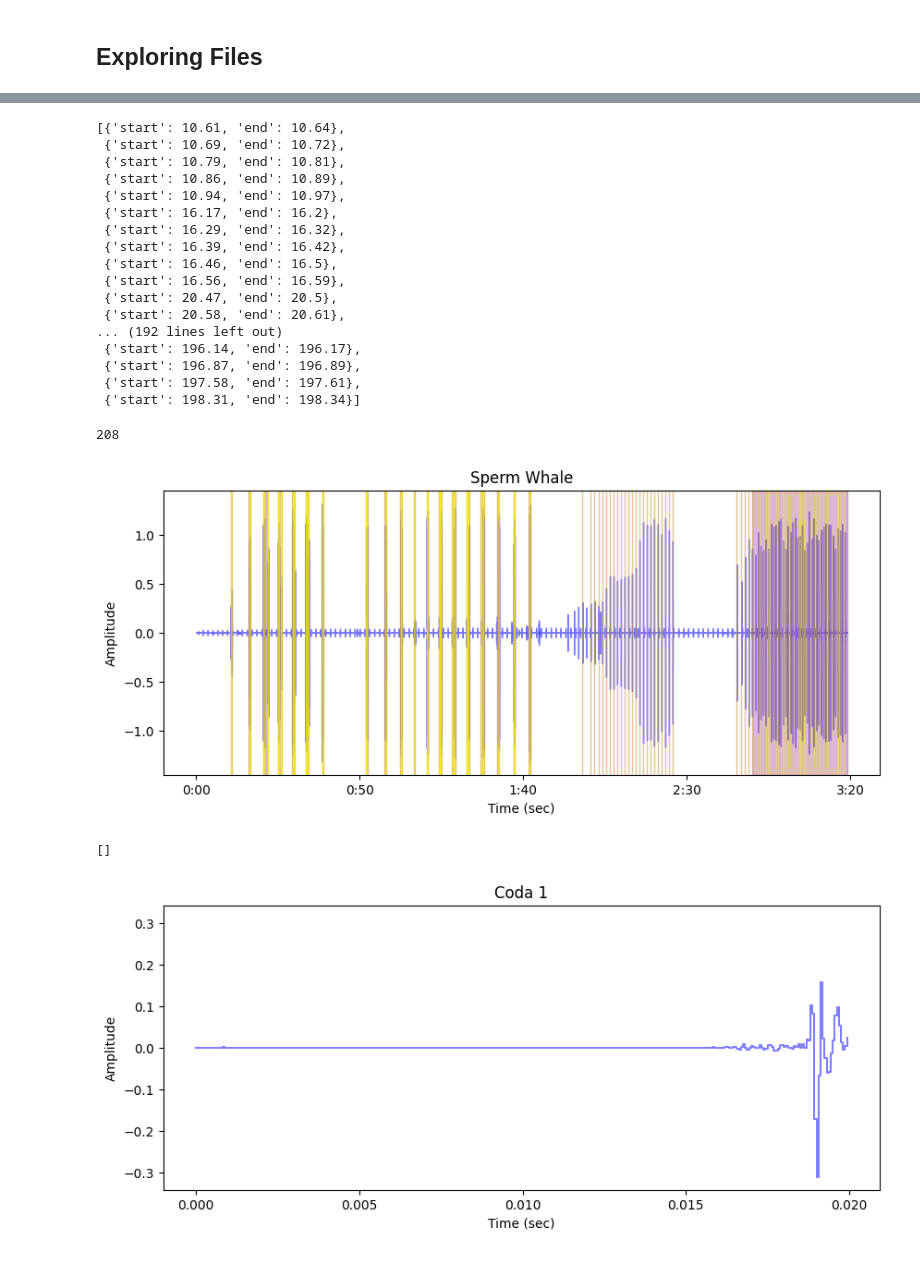
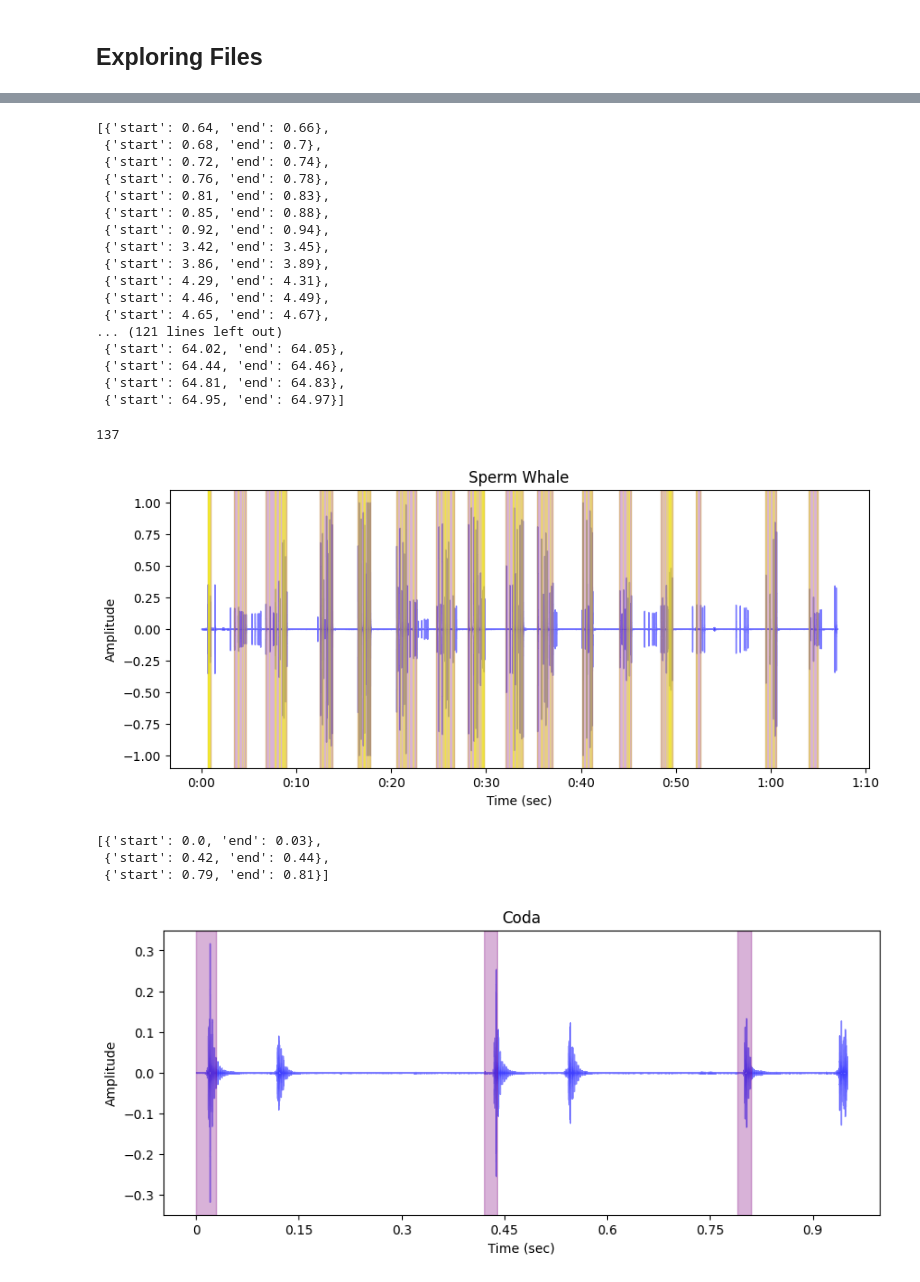
Before and after one commit to KaySRubio/audio-signal-processing, a Jupyter notebook: Analyzing Sperm Whale Codas with VAD.ipynb, the cells around one changed output, grey strips where cells are left out. Saved outputs shown, nothing was run; the diff lists cells and outputs as text; code cells hidden in the pictures.

```diff
--- a/Analyzing Sperm Whale Codas with VAD.ipynb
+++ b/Analyzing Sperm Whale Codas with VAD.ipynb
@@ -190,10 +191,10 @@ MIN_SILENCE_BETWEEN_CLICKS = 10 # in milliseconds
 # and 1 = frame with voice activity above the energy threshold
 vad = EnergyVAD(frame_length=FRAME_LENGTH, frame_shift=FRAME_SHIFT, sample_rate=sr, energy_threshold=0.5)
 # %%
-#filename = '1_1_3_exchange_2_whales.wav'
-filename = '5r_exchange_2_whales_diving.wav'
+# filename = '1_1_3_exchange_2_whales.wav'
+# filename = '5r_exchange_2_whales_diving.wav'
 # filename = 'longer_social_sequence.wav'
-# filename = 'social_exchange_unit_r.wav'
+filename = 'social_exchange_unit_r.wav'
 
 # less helpful due to a lot of coda overlap
 # filename = 'communication_short.wav'
@@ -270,31 +273,31 @@ plotWaveform(file, 'Sperm Whale', inter_coda_silences)
 clicks = get_voice_activity_timestamps(vad_output=vad_output, frame_shift=FRAME_SHIFT, min_silence_duration=MIN_SILENCE_BETWEEN_CLICKS)
 clicks
 # %% [output]
-[{'start': 10.61, 'end': 10.64},
- {'start': 10.69, 'end': 10.72},
- {'start': 10.79, 'end': 10.81},
- {'start': 10.86, 'end': 10.89},
- {'start': 10.94, 'end': 10.97},
- {'start': 16.17, 'end': 16.2},
- {'start': 16.29, 'end': 16.32},
- {'start': 16.39, 'end': 16.42},
- {'start': 16.46, 'end': 16.5},
- {'start': 16.56, 'end': 16.59},
- {'start': 20.47, 'end': 20.5},
- {'start': 20.58, 'end': 20.61},
-... (192 lines left out)
- {'start': 196.14, 'end': 196.17},
- {'start': 196.87, 'end': 196.89},
- {'start': 197.58, 'end': 197.61},
- {'start': 198.31, 'end': 198.34}]
+[{'start': 0.64, 'end': 0.66},
+ {'start': 0.68, 'end': 0.7},
+ {'start': 0.72, 'end': 0.74},
+ {'start': 0.76, 'end': 0.78},
+ {'start': 0.81, 'end': 0.83},
+ {'start': 0.85, 'end': 0.88},
+ {'start': 0.92, 'end': 0.94},
+ {'start': 3.42, 'end': 3.45},
+ {'start': 3.86, 'end': 3.89},
+ {'start': 4.29, 'end': 4.31},
+ {'start': 4.46, 'end': 4.49},
+ {'start': 4.65, 'end': 4.67},
+... (121 lines left out)
+ {'start': 64.02, 'end': 64.05},
+ {'start': 64.44, 'end': 64.46},
+ {'start': 64.81, 'end': 64.83},
+ {'start': 64.95, 'end': 64.97}]
 # %%
 len(clicks)
 # %% [output]
-208
+137
 # %%
 plotWaveform(file, 'Sperm Whale', codas, clicks)
 # %% [output]
-[figure, old version]
+[figure, new version]
 # %%
 # Take original audio, split into an array of files, one for each coda and trim off silence at beginning and end
 coda_audios = splitAudioByTimestamps(file, codas, sr)
@@ -302,18 +305,20 @@ coda_audios = splitAudioByTimestamps(file, codas, sr)
 # Examine a coda in detail
 # %%
 # get vad_output for the coda
-coda = coda_audios[19]
+coda = coda_audios[15]
 vad_output_for_coda = vad(coda)
 
 # Get the timestamps for clicks inside each coda
 coda_clicks = get_voice_activity_timestamps(vad_output=vad_output_for_coda, frame_shift=FRAME_SHIFT, min_silence_duration=MIN_SILENCE_BETWEEN_CLICKS)
 coda_clicks
 # %% [output]
-[]
+[{'start': 0.0, 'end': 0.03},
+ {'start': 0.42, 'end': 0.44},
+ {'start': 0.79, 'end': 0.81}]
 # %%
-plotWaveform(coda, 'Coda 1', coda_clicks)
+plotWaveform(coda, 'Coda', coda_clicks)
 # %% [output]
-[figure, old version]
+[figure, new version]
 # %%
 # Get the timestamps for inter-click-silences inside each coda
 inter_click_silences = get_timestamps_silences(vad_output=vad_output_for_coda, frame_shift=FRAME_SHIFT, min_silence_duration=MIN_SILENCE_BETWEEN_CLICKS)
```
Also changed, not shown: parts of 17 cells of this notebook.
